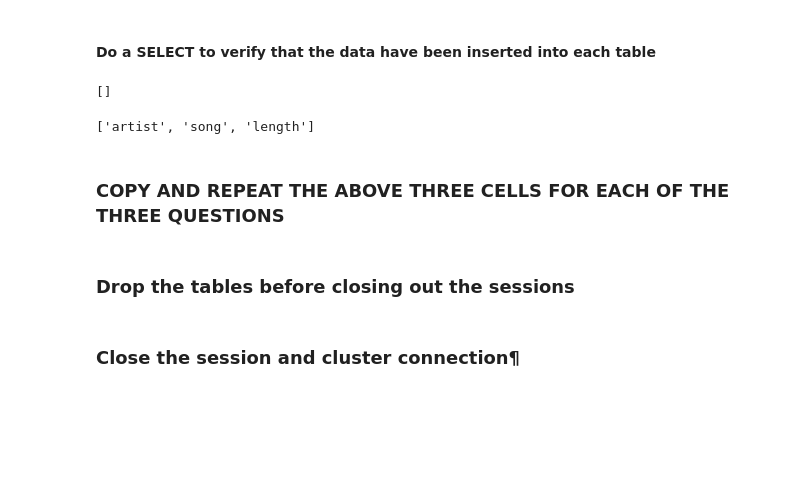
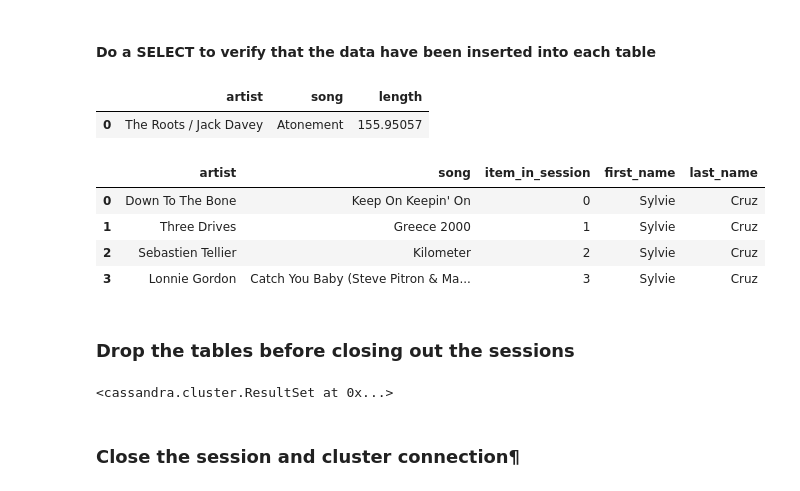
Before and after one commit to Diodak92/Data-Engineering-with-AWS, a Jupyter notebook: data_modeling_project_1/Project_1B_ Project_Template.ipynb, the cells around one changed output. Drawn from its saved outputs; the diff is of its cells as text; code cells hidden in the pictures; blank space fills up the shorter version.

```diff
--- a/data_modeling_project_1/Project_1B_ Project_Template.ipynb
+++ b/data_modeling_project_1/Project_1B_ Project_Template.ipynb
@@ -127,6 +126,8 @@ cluster = Cluster(['0.0.0.0'])
 
 # To establish connection and begin executing queries, need a session
 session = cluster.connect()
+# Set output query output to dict instead of named tuple
+session.row_factory = dict_factory
 # %% [markdown]
 #### Create Keyspace
 # %%
@@ -232,32 +234,47 @@ with open(file, encoding = 'utf8') as f:
 # %% [markdown]
 #### Do a SELECT to verify that the data have been inserted into each table
 # %%
-## TO-DO: Add in the SELECT statement to verify the data was entered into the table
+## TO-DO: Query 1:  Give me the artist, song title and song's length in the music app history that was heard during \
+## sessionId = 338, and itemInSession = 4
 select_query_1 = """
                 SELECT artist, song, length
-                FROM songs_library
-                WHERE session_id = 338 AND itemln_session = 4;
+                FROM songs_library_1
+                WHERE session_id = 338 AND itemln_session = 2;
                 """
-rows = session.execute(select_query_1)
+rows_1 = session.execute(select_query_1)
+df_1 = pd.DataFrame(list(rows_1))
+df_1
+# %% [output]
+|  | artist | song | length |
+| 0 | The Roots / Jack Davey | Atonement | 155.95057 |
-# %%
-list(rows)
-# %% [output]
-[]
-# %%
-rows.column_names
-# %% [output]
-['artist', 'song', 'length']
-# %% [markdown]
-### COPY AND REPEAT THE ABOVE THREE CELLS FOR EACH OF THE THREE QUESTIONS
 # %%
 ## TO-DO: Query 2: Give me only the following: name of artist, song (sorted by itemInSession) and user (first and last name)\
 ## for userid = 10, sessionid = 182
+select_query_2 = """
+                SELECT artist, song, item_in_session, first_name, last_name
+                FROM songs_library_2
+                WHERE user_id = 10 AND session_id = 182;
+                """
+rows_2 = session.execute(select_query_2)
+df_2 = pd.DataFrame(list(rows_2))
+df_2
+# %% [output]
+|  | artist | song | item_in_session | first_name | last_name |
+| 0 | Down To The Bone | Keep On Keepin' On | 0 | Sylvie | Cruz |
+| 1 | Three Drives | Greece 2000 | 1 | Sylvie | Cruz |
+| 2 | Sebastien Tellier | Kilometer | 2 | Sylvie | Cruz |
+| 3 | Lonnie Gordon | Catch You Baby (Steve Pitron & Ma... | 3 | Sylvie | Cruz |
 # %%
 ## TO-DO: Query 3: Give me every user name (first and last) in my music app history who listened to the song 'All Hands Against His Own'
 # %% [markdown]
 ### Drop the tables before closing out the sessions
 # %%
 ## TO-DO: Drop the table before closing out the sessions
+session.execute("DROP TABLE IF EXISTS songs_library_1")
+session.execute("DROP TABLE IF EXISTS songs_library_2")
+session.execute("DROP TABLE IF EXISTS songs_library_3")
+# %% [output]
+<cassandra.cluster.ResultSet at 0x...>
 # %% [markdown]
 ### Close the session and cluster connection¶
 # %%
```
Also changed, not shown: parts of 8 cells of this notebook.
